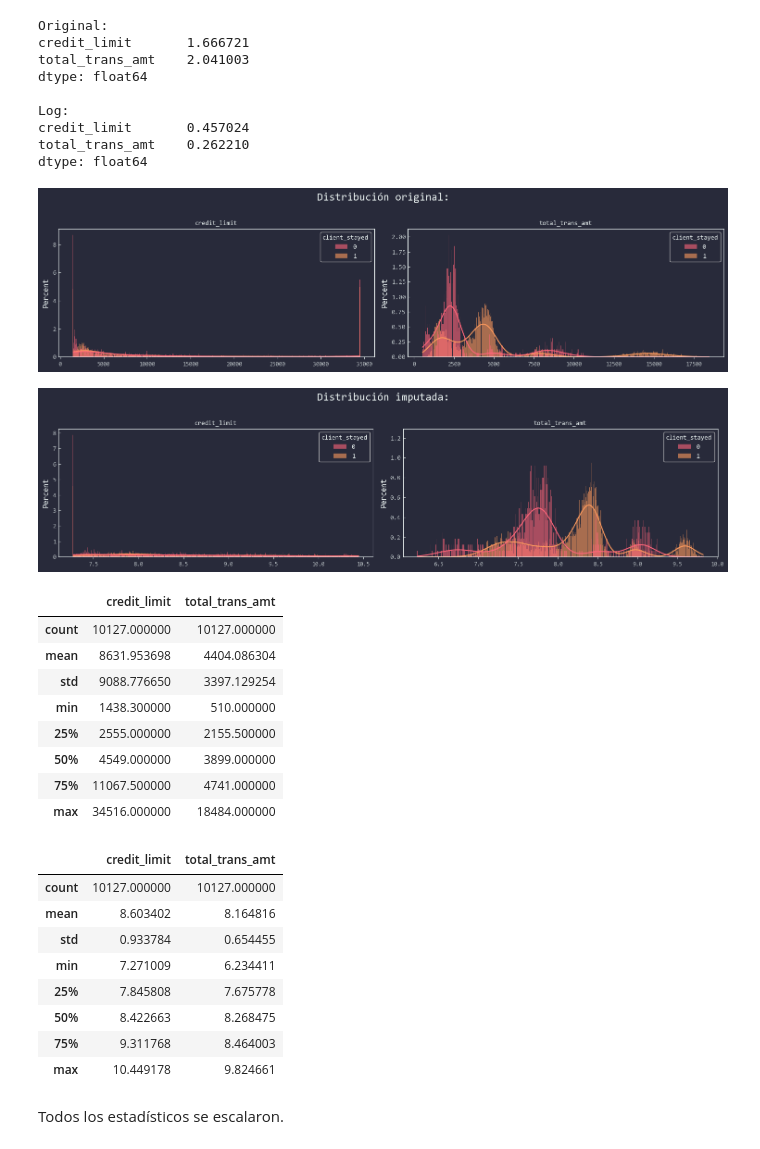
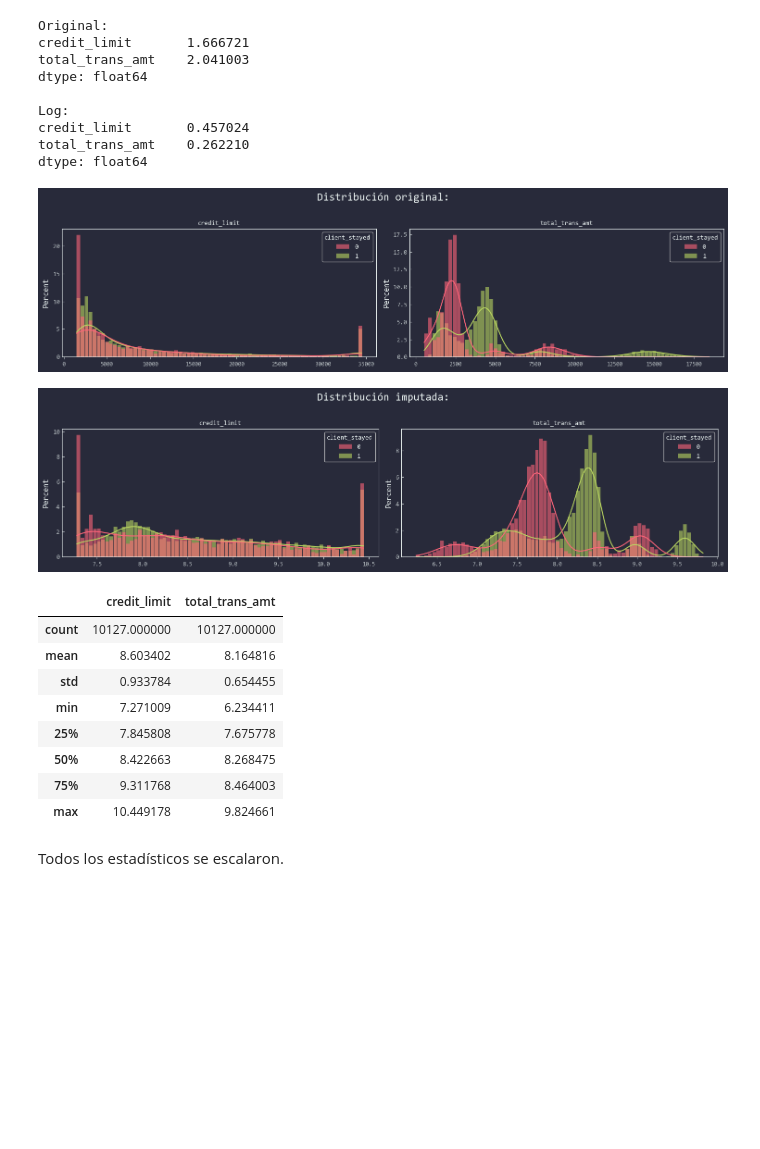
Before and after one commit to Toutl/Data-Processing-Laboratory, a Jupyter notebook: Examenes/III/Examen03.ipynb, the cells around one changed output. Drawn from its saved outputs; the diff is of its cells as text; code cells hidden in the pictures; blank space fills up the shorter version.

```diff
--- a/Examenes/III/Examen03.ipynb
+++ b/Examenes/III/Examen03.ipynb
@@ -590,43 +590,34 @@ dtype: float64
 # %%
 for data in (df, dfp):
     fig, axes = plt.subplots(1, 2, figsize=(15, 4))
 
     for ax, column in zip(axes.flat, var_transform):
         sns.histplot(data=data, x=column, hue='client_stayed', ax=ax, # multiple='dodge',
-                     alpha=0.6, edgecolor='none', shrink=0.95,
-                     bins=900,
+                     alpha=0.6, edgecolor='none', shrink=0.9,
+                     bins=70,
                      stat='percent', common_norm=False, kde=True)
         ax.tick_params(axis='x', labelsize=9)
         ax.set_title(column, fontsize=10)
         ax.set_xlabel('')
 
     fig.suptitle(f"{"Distribución original:" if "gender" in data else "Distribución imputada:"}", fontsize=17)
     plt.tight_layout(rect=[0, 0, 1, 0.96])
     plt.show();
 
-display(df[var_transform].describe())
+# display(df[var_transform].describe())
 display(dfp[var_transform].describe())
 # %% [output]
-[figure, old version]
+[figure, new version]
-[figure, old version]
+[figure, new version]
 |  | credit_limit | total_trans_amt |
 | count | 10127.000000 | 10127.000000 |
-| mean | 8631.953698 | 4404.086304 |
-| std | 9088.776650 | 3397.129254 |
-| min | 1438.300000 | 510.000000 |
-| 25% | 2555.000000 | 2155.500000 |
-| 50% | 4549.000000 | 3899.000000 |
-| 75% | 11067.500000 | 4741.000000 |
-| max | 34516.000000 | 18484.000000 |
+| mean | 8.603402 | 8.164816 |
+| std | 0.933784 | 0.654455 |
+| min | 7.271009 | 6.234411 |
+| 25% | 7.845808 | 7.675778 |
+| 50% | 8.422663 | 8.268475 |
+| 75% | 9.311768 | 8.464003 |
+| max | 10.449178 | 9.824661 |
-|  | credit_limit | total_trans_amt |
-| count | 10127.000000 | 10127.000000 |
-| mean | 8.603402 | 8.164816 |
-| std | 0.933784 | 0.654455 |
-| min | 7.271009 | 6.234411 |
-| 25% | 7.845808 | 7.675778 |
-| 50% | 8.422663 | 8.268475 |
-| 75% | 9.311768 | 8.464003 |
-| max | 10.449178 | 9.824661 |
 # %% [markdown]
 Todos los estadísticos se escalaron.
 # %% [markdown]
```
Also changed, not shown: parts of 5 cells of this notebook, 1 other file.
